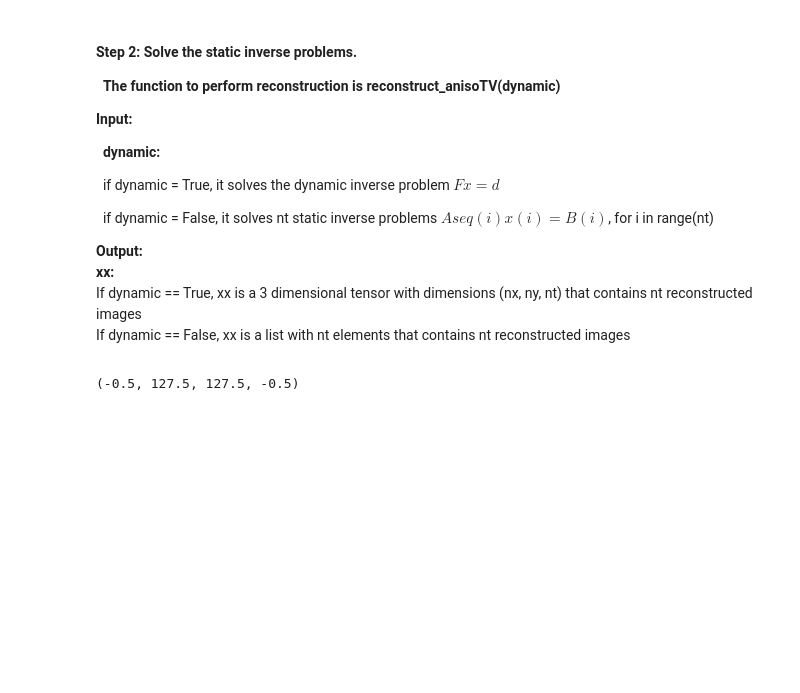
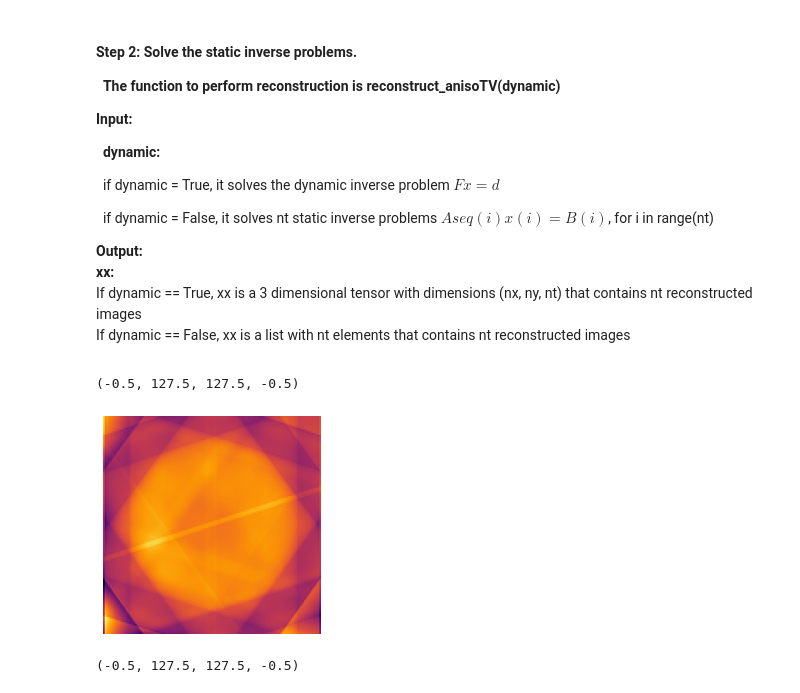
Before and after one commit to mpasha3/trips-py, a Jupyter notebook: demos/2_demo_dynamic_CrossPhantom.ipynb, the cells around one changed output. Cells and saved outputs as stored; diff of their text form; code cells hidden in the pictures; blank space fills up the shorter version.

```diff
--- a/demos/2_demo_dynamic_CrossPhantom.ipynb
+++ b/demos/2_demo_dynamic_CrossPhantom.ipynb
@@ -116,6 +116,20 @@ plt.axis('off')
         <p>&nbsp; if dynamic = False, it solves nt static inverse problems $Aseq(i) x(i) = B(i)$, for i in range(nt)
 <p> <b>Output:</b>
 &nbsp;<br> <b>xx:</b> <br>If dynamic == True, xx is a 3 dimensional tensor with dimensions (nx, ny, nt) that contains nt reconstructed images<br>If dynamic == False, xx is a list with nt elements that contains nt reconstructed images
+# %%
+from trips.solvers.Hybrid_LSQR import *
+b_vec = d.reshape((-1,1))
+(x_hybrid_lsqr, info_hybrid_lsqr) = Hybrid_LSQR(F, b_vec, n_iter = 100, regparam = 'gcv', x_true = None)
+# %%
+x_hybr1 = x_hybrid_lsqr.reshape((nt, nx, ny))
+# %%
+# x_mmgks_1[x_mmgks_1<0] = 0
+plt.imshow(x_hybr1[1, :, :])
+plt.set_cmap('inferno')
+plt.axis('off')
+# %% [output]
+(-0.5, 127.5, 127.5, -0.5)
+[figure, added]
 # %%
 # Compute a solution by MMGKS for a time instance
 # Define a derivative operator as a regularization operator
```
Also changed, not shown: 9 other files.
